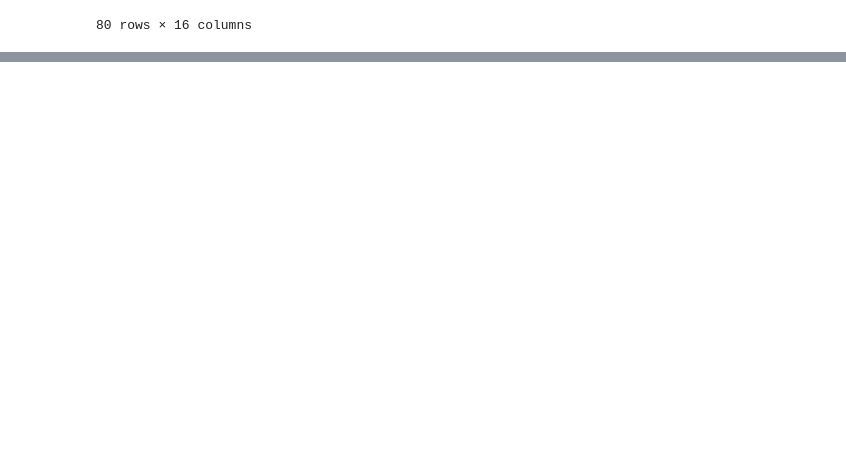
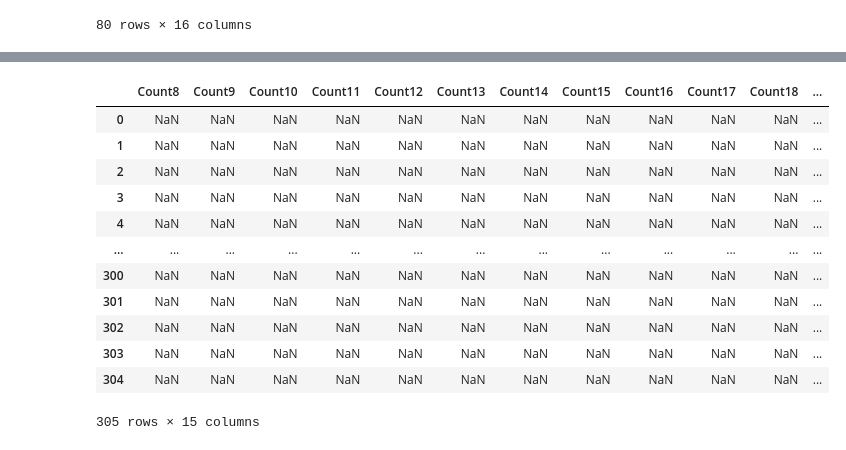
Before and after one commit to rajivsam/cmi_count_data_modeling, a Jupyter notebook: notebooks/week_2_tasks.ipynb, the cells around one changed output, grey strips where cells are left out. Cells and saved outputs as stored; diff of their text form; code cells hidden in the pictures; blank space fills up the shorter version.

```diff
--- a/notebooks/week_2_tasks.ipynb
+++ b/notebooks/week_2_tasks.ipynb
@@ -270,0 +302,16 @@ data.loc[data.Quarter==4]
+# %%
+data.rolling(14,axis=1).mean()
+# %% [output]
+|  | Count8 | Count9 | Count10 | Count11 | Count12 | Count13 | Count14 | Count15 | Count16 | Count17 | Count18 | ... |
+| 0 | NaN | NaN | NaN | NaN | NaN | NaN | NaN | NaN | NaN | NaN | NaN | ... |
+| 1 | NaN | NaN | NaN | NaN | NaN | NaN | NaN | NaN | NaN | NaN | NaN | ... |
+| 2 | NaN | NaN | NaN | NaN | NaN | NaN | NaN | NaN | NaN | NaN | NaN | ... |
+| 3 | NaN | NaN | NaN | NaN | NaN | NaN | NaN | NaN | NaN | NaN | NaN | ... |
+| 4 | NaN | NaN | NaN | NaN | NaN | NaN | NaN | NaN | NaN | NaN | NaN | ... |
+| ... | ... | ... | ... | ... | ... | ... | ... | ... | ... | ... | ... | ... |
+| 300 | NaN | NaN | NaN | NaN | NaN | NaN | NaN | NaN | NaN | NaN | NaN | ... |
+| 301 | NaN | NaN | NaN | NaN | NaN | NaN | NaN | NaN | NaN | NaN | NaN | ... |
+| 302 | NaN | NaN | NaN | NaN | NaN | NaN | NaN | NaN | NaN | NaN | NaN | ... |
+| 303 | NaN | NaN | NaN | NaN | NaN | NaN | NaN | NaN | NaN | NaN | NaN | ... |
+| 304 | NaN | NaN | NaN | NaN | NaN | NaN | NaN | NaN | NaN | NaN | NaN | ... |
+305 rows × 15 columns
```
Also changed, not shown: parts of 5 cells of this notebook.
